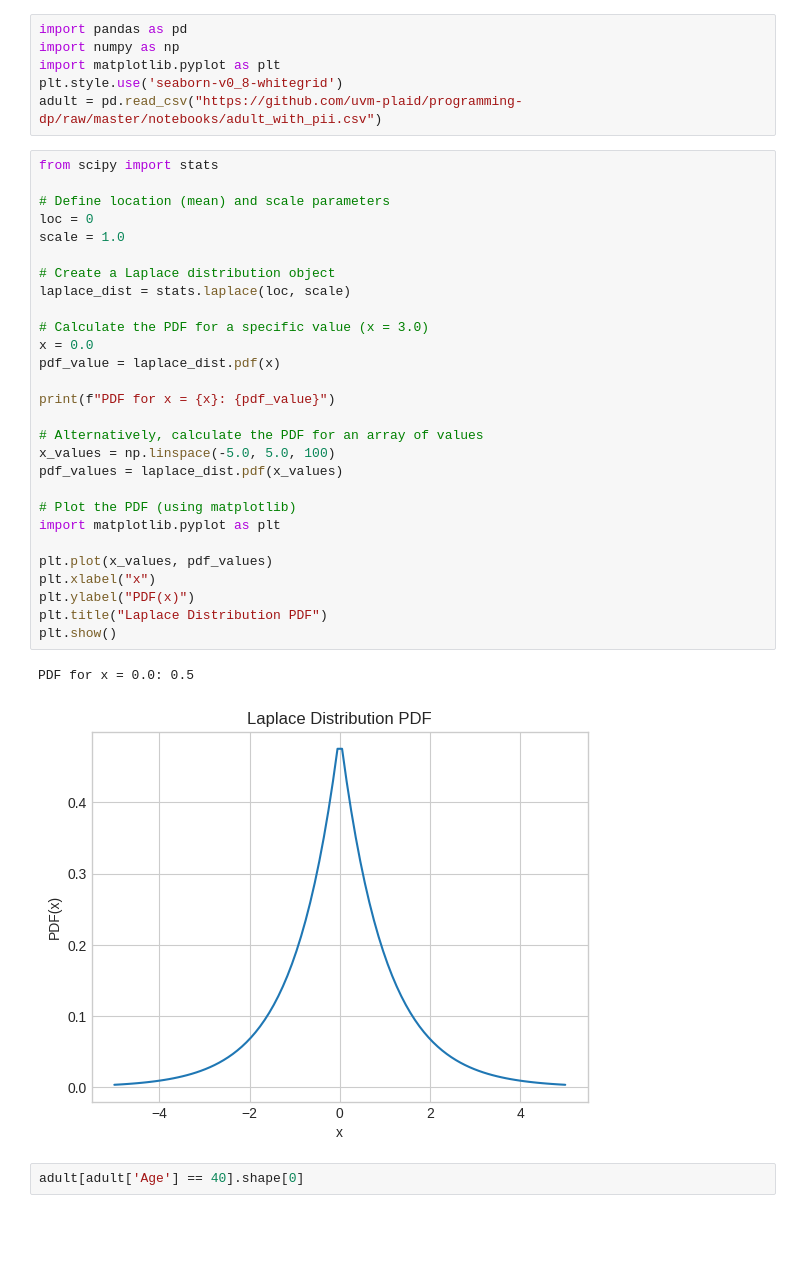
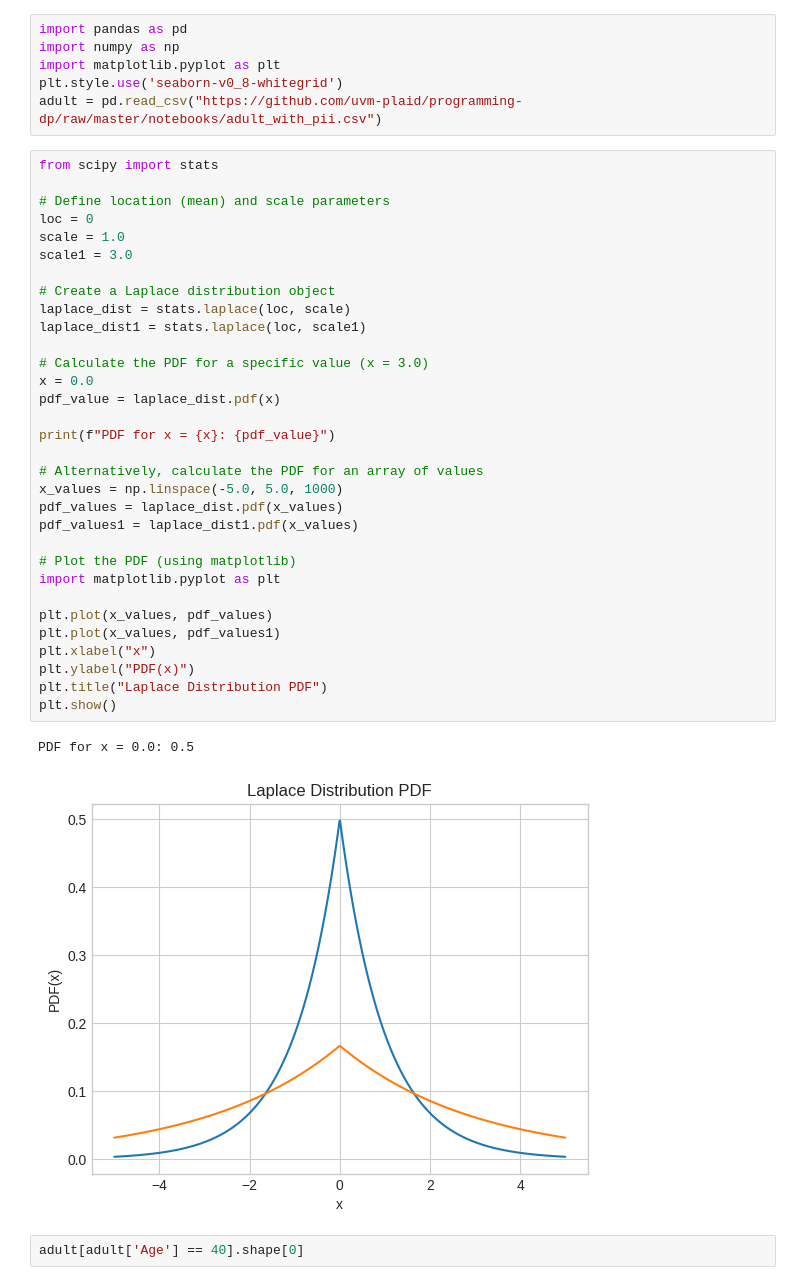
Before and after one commit to andreavitaletti/colab, a Jupyter notebook: programming_differential_privacy /notebooks/chap3_new.ipynb, the cells around one changed output. Saved outputs shown, nothing was run; the diff lists cells and outputs as text; blank space fills up the shorter version.

```diff
--- a/programming_differential_privacy /notebooks/chap3_new.ipynb
+++ b/programming_differential_privacy /notebooks/chap3_new.ipynb
@@ -45,34 +106,38 @@ adult = pd.read_csv("https://github.com/uvm-plaid/programming-dp/raw/master/note
 # %%
 from scipy import stats
 
 # Define location (mean) and scale parameters
 loc = 0
 scale = 1.0
+scale1 = 3.0
 
 # Create a Laplace distribution object
 laplace_dist = stats.laplace(loc, scale)
+laplace_dist1 = stats.laplace(loc, scale1)
 
 # Calculate the PDF for a specific value (x = 3.0)
 x = 0.0
 pdf_value = laplace_dist.pdf(x)
 
 print(f"PDF for x = {x}: {pdf_value}")
 
 # Alternatively, calculate the PDF for an array of values
-x_values = np.linspace(-5.0, 5.0, 100)
+x_values = np.linspace(-5.0, 5.0, 1000)
 pdf_values = laplace_dist.pdf(x_values)
+pdf_values1 = laplace_dist1.pdf(x_values)
 
 # Plot the PDF (using matplotlib)
 import matplotlib.pyplot as plt
 
 plt.plot(x_values, pdf_values)
+plt.plot(x_values, pdf_values1)
 plt.xlabel("x")
 plt.ylabel("PDF(x)")
 plt.title("Laplace Distribution PDF")
 plt.show()
 # %% [output]
 PDF for x = 0.0: 0.5
-[figure, old version]
+[figure, new version]
 # %%
 adult[adult['Age'] == 40].shape[0]
 # %% [output]
```
Also changed, not shown: parts of 12 cells of this notebook.
